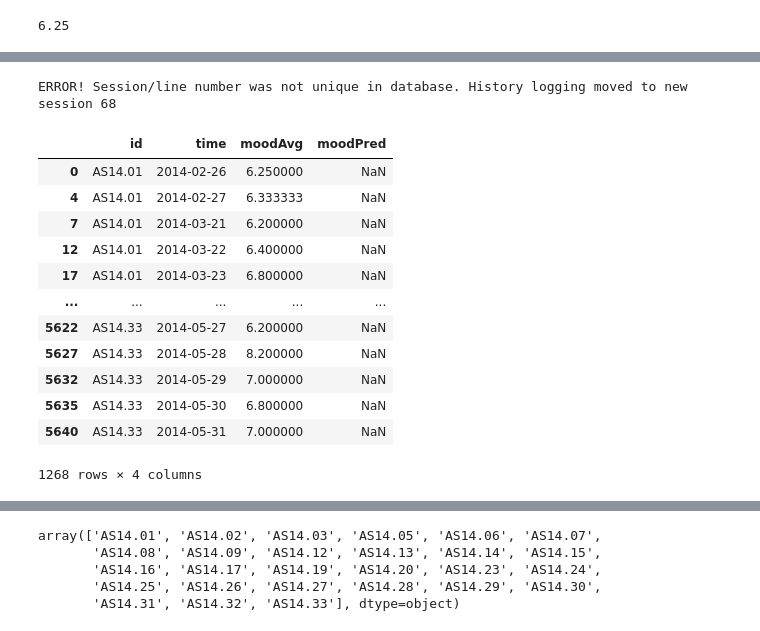
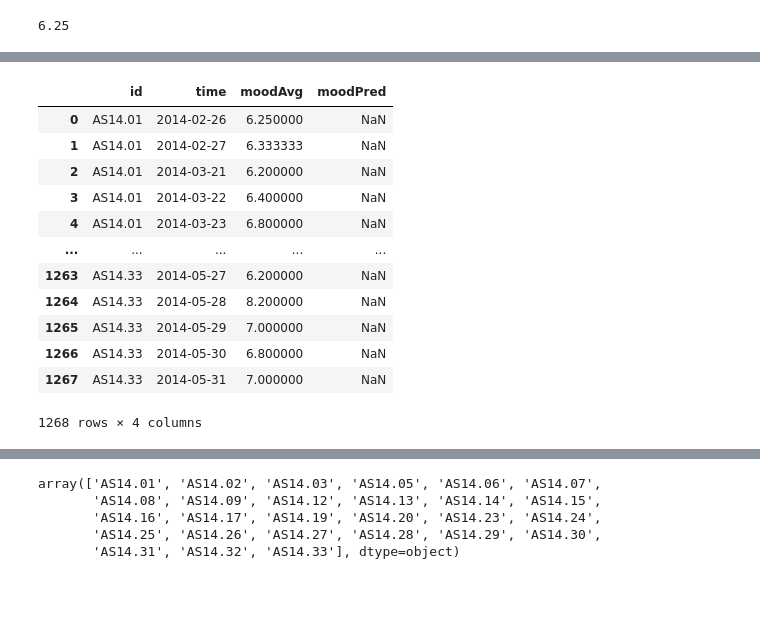
Before and after one commit to guybrush1989/DMT-Group80, a Jupyter notebook: benchmark.ipynb, the cells around one changed output, grey strips where cells are left out. Drawn from its saved outputs; the diff is of its cells as text; code cells hidden in the pictures; blank space fills up the shorter version.

```diff
--- a/benchmark.ipynb
+++ b/benchmark.ipynb
@@ -95,19 +133,18 @@ df_mood
 # %%
 df_moodAvg = df_mood.drop(columns=['mood'])
-df_moodAvg = df_moodAvg.drop_duplicates(subset=['id','time'])
+df_moodAvg = df_moodAvg.drop_duplicates(subset=['id','time']).reset_index(drop=True)
 df_moodAvg
 # %% [output]
+|  | id | time | moodAvg | moodPred |
+| 0 | AS14.01 | 2014-02-26 | 6.250000 | NaN |
+| 1 | AS14.01 | 2014-02-27 | 6.333333 | NaN |
+| 2 | AS14.01 | 2014-03-21 | 6.200000 | NaN |
+| 3 | AS14.01 | 2014-03-22 | 6.400000 | NaN |
+| 4 | AS14.01 | 2014-03-23 | 6.800000 | NaN |
+| ... | ... | ... | ... | ... |
+| 1263 | AS14.33 | 2014-05-27 | 6.200000 | NaN |
+| 1264 | AS14.33 | 2014-05-28 | 8.200000 | NaN |
+| 1265 | AS14.33 | 2014-05-29 | 7.000000 | NaN |
+| 1266 | AS14.33 | 2014-05-30 | 6.800000 | NaN |
+| 1267 | AS14.33 | 2014-05-31 | 7.000000 | NaN |
-ERROR! Session/line number was not unique in database. History logging moved to new session 68
+1268 rows × 4 columns
-|  | id | time | moodAvg | moodPred |
-| 0 | AS14.01 | 2014-02-26 | 6.250000 | NaN |
-| 4 | AS14.01 | 2014-02-27 | 6.333333 | NaN |
-| 7 | AS14.01 | 2014-03-21 | 6.200000 | NaN |
-| 12 | AS14.01 | 2014-03-22 | 6.400000 | NaN |
-| 17 | AS14.01 | 2014-03-23 | 6.800000 | NaN |
-| ... | ... | ... | ... | ... |
-| 5622 | AS14.33 | 2014-05-27 | 6.200000 | NaN |
-| 5627 | AS14.33 | 2014-05-28 | 8.200000 | NaN |
-| 5632 | AS14.33 | 2014-05-29 | 7.000000 | NaN |
-| 5635 | AS14.33 | 2014-05-30 | 6.800000 | NaN |
-| 5640 | AS14.33 | 2014-05-31 | 7.000000 | NaN |
-1268 rows × 4 columns
```
Also changed, not shown: parts of 20 cells of this notebook.
